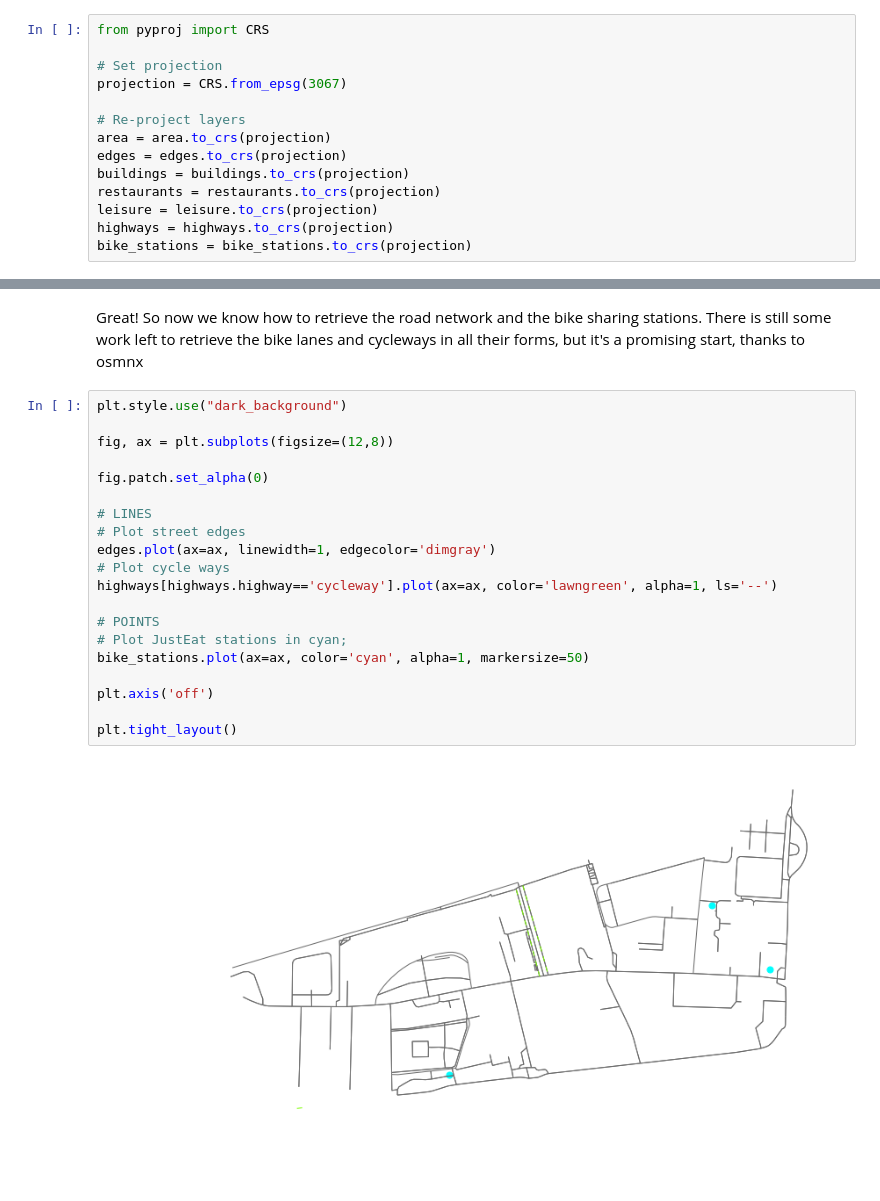
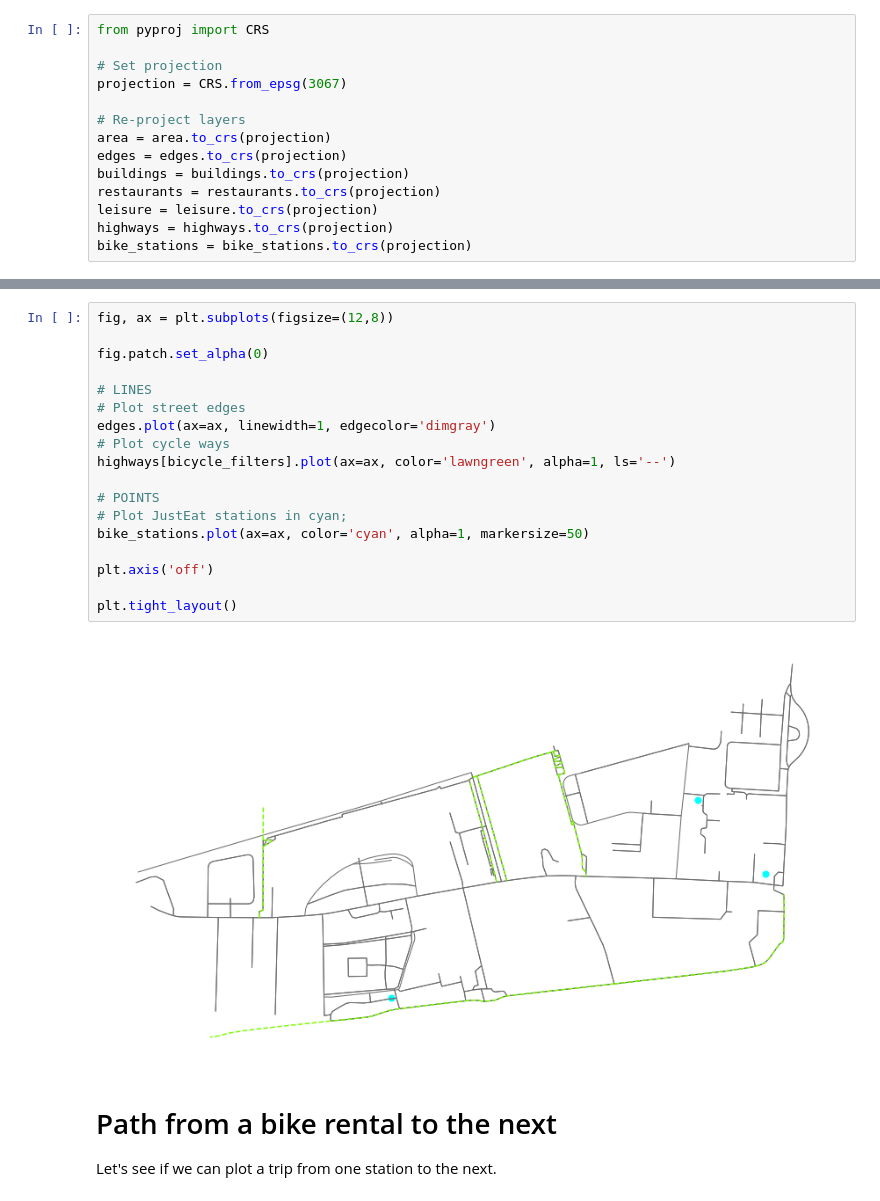
Before and after one commit to EArtiges/Bike_Share_data, a Jupyter notebook: Get_OSM_Data.ipynb, the cells around one changed output, grey strips where cells are left out. Saved outputs shown, nothing was run; the diff lists cells and outputs as text; blank space fills up the shorter version.

```diff
--- a/Get_OSM_Data.ipynb
+++ b/Get_OSM_Data.ipynb
@@ -294,24 +344,24 @@ plt.tight_layout()
-# %% [markdown]
-Great! So now we know how to retrieve the road network and the bike sharing stations. There is still some work left to retrieve the bike lanes and cycleways in all their forms, but it's a promising start, thanks to osmnx
-# %%
-plt.style.use("dark_background")
-
-fig, ax = plt.subplots(figsize=(12,8))
-
-fig.patch.set_alpha(0)
-
-# LINES
-# Plot street edges
-edges.plot(ax=ax, linewidth=1, edgecolor='dimgray')
-# Plot cycle ways
-highways[highways.highway=='cycleway'].plot(ax=ax, color='lawngreen', alpha=1, ls='--')
-
-# POINTS
-# Plot JustEat stations in cyan;
-bike_stations.plot(ax=ax, color='cyan', alpha=1, markersize=50)
-
-plt.axis('off')
-
-plt.tight_layout()
-# %% [output]
-[figure, removed]
+# %%
+fig, ax = plt.subplots(figsize=(12,8))
+
+fig.patch.set_alpha(0)
+
+# LINES
+# Plot street edges
+edges.plot(ax=ax, linewidth=1, edgecolor='dimgray')
+# Plot cycle ways
+highways[bicycle_filters].plot(ax=ax, color='lawngreen', alpha=1, ls='--')
+
+# POINTS
+# Plot JustEat stations in cyan;
+bike_stations.plot(ax=ax, color='cyan', alpha=1, markersize=50)
+
+plt.axis('off')
+
+plt.tight_layout()
+# %% [output]
+[figure, added]
+# %% [markdown]
+# Path from a bike rental to the next
+
+Let's see if we can plot a trip from one station to the next.
```
Also changed, not shown: parts of 19 cells of this notebook.
